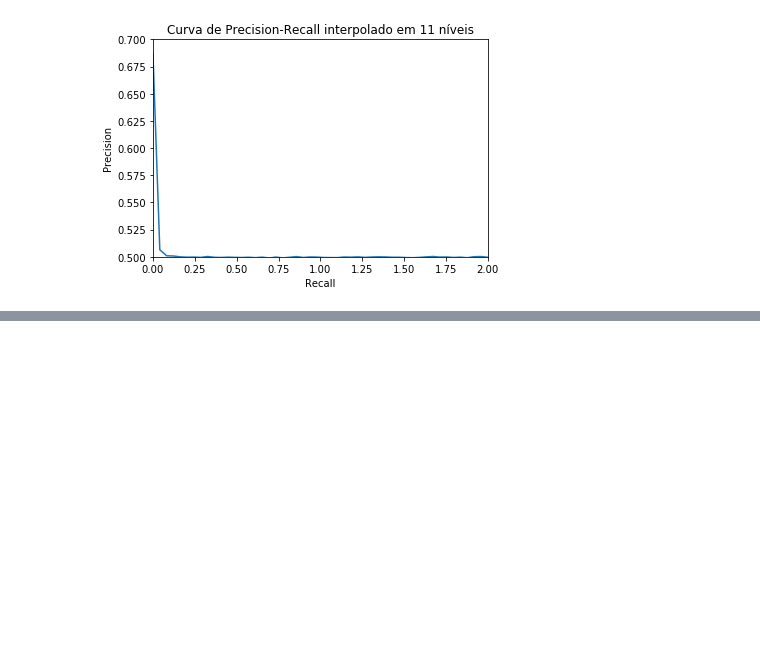
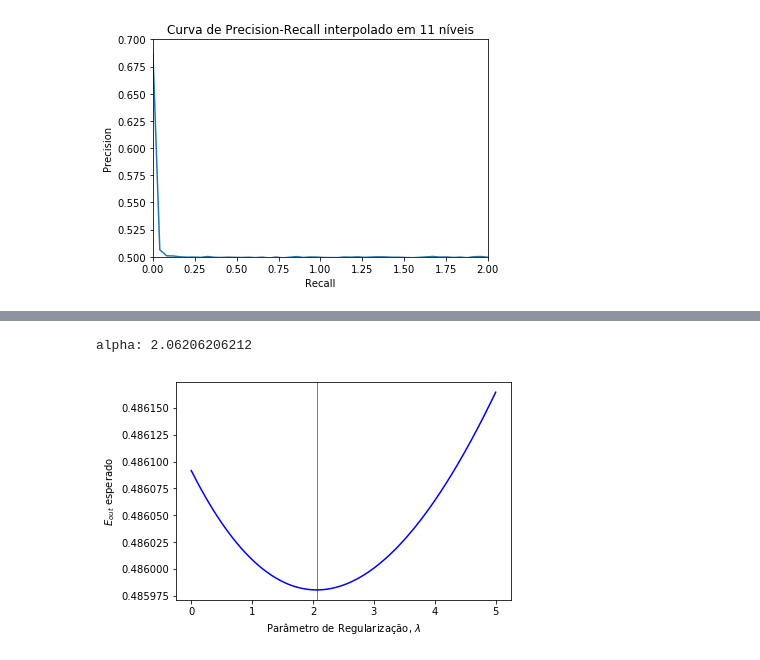
Before and after one commit to rodrigoazs/ic2_trabalho1, a Jupyter notebook: regularization.ipynb, the cells around one changed output, grey strips where cells are left out. Cells and saved outputs as stored; diff of their text form; code cells hidden in the pictures; blank space fills up the shorter version.

```diff
--- a/regularization.ipynb
+++ b/regularization.ipynb
@@ -144,0 +229,48 @@ plt.show()
+# %%
+from sklearn.model_selection import train_test_split
+X_train, X_test, y_train, y_test = train_test_split(X, y, test_size=0.1, random_state=0)
+
+#from sklearn.preprocessing import StandardScaler
+#sc = StandardScaler()
+#sc.fit(X_train)
+#X_train_std = sc.transform(X_train)
+#X_test_std = sc.transform(X_test)
+
+from sklearn.linear_model import LogisticRegression
+from sklearn.metrics import log_loss
+
+weights, params = [], []
+log_losses = []
+for a in np.linspace(1e-10, 5, num=1000): #np.arange(-10, 10):
+   lr = LogisticRegression(C=1/a, random_state=0)
+   lr.fit(X_train, y_train)
+   #weights.append(lr.coef_[1])
+   params.append(a)
+   y_prob = lr.predict_proba(X_test)
+   log_losses.append(log_loss(y_test, y_prob))
+
+#weights = np.array(weights)
+
+# Decision region drawing
+import matplotlib.pyplot as plt
+
+m_a = params[0]
+m_log = log_losses[0]
+for i in range(len(params)):
+    if log_losses[i] < m_log:
+        m_a = params[i]
+        m_log = log_losses[i]
+
+print('alpha: '+ str(m_a))
+
+plt.plot(params, log_losses, color='blue') # , label='petal length')
+#plt.plot(params, weights[:, 1], color='green',  marker='o', label='petal width')
+plt.ylabel('$E_{out}$ esperado')
+plt.xlabel('Parâmetro de Regularização, $\lambda$')
+plt.legend(loc='right')
+#plt.xscale('log')
+plt.axvline(x=m_a, color='black', linewidth=0.5)
+plt.show()
+# %% [output]
+alpha: 2.06206206212
+[figure, added]
```
Also changed, not shown: parts of 7 cells of this notebook.
